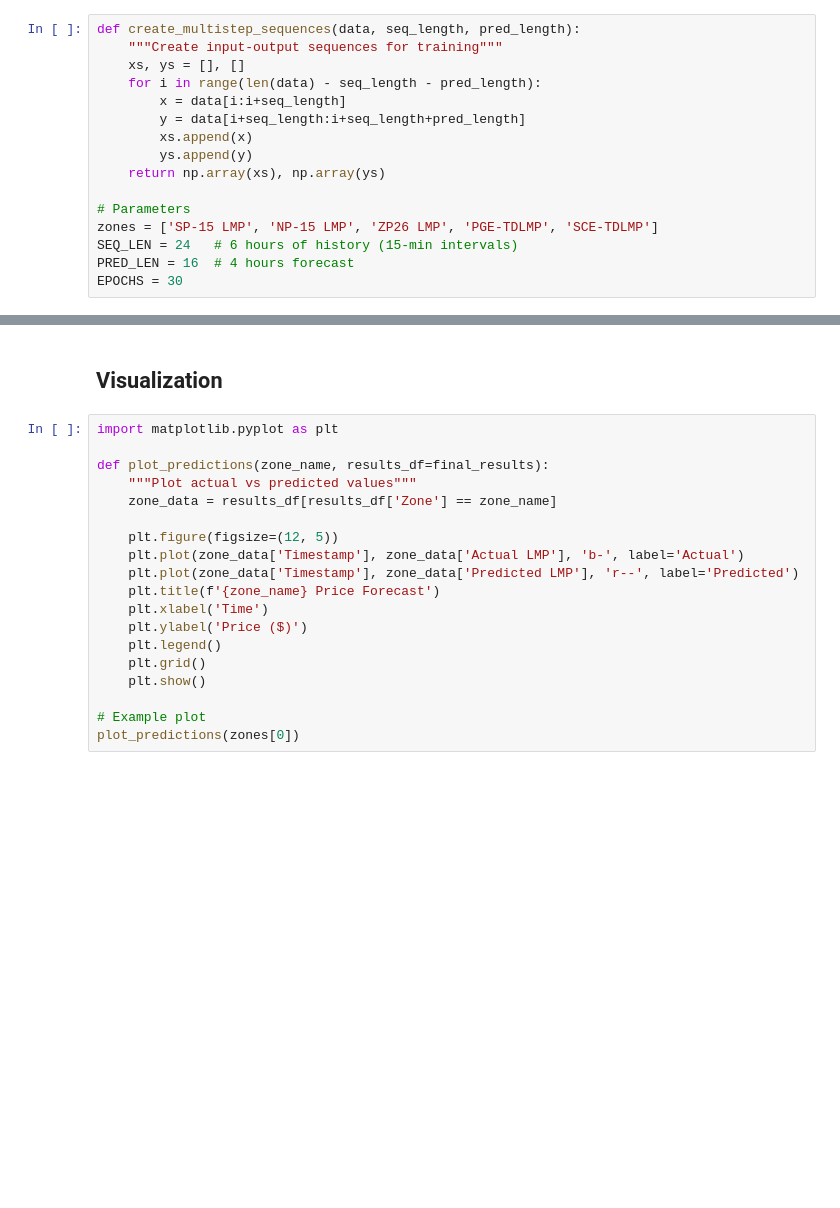
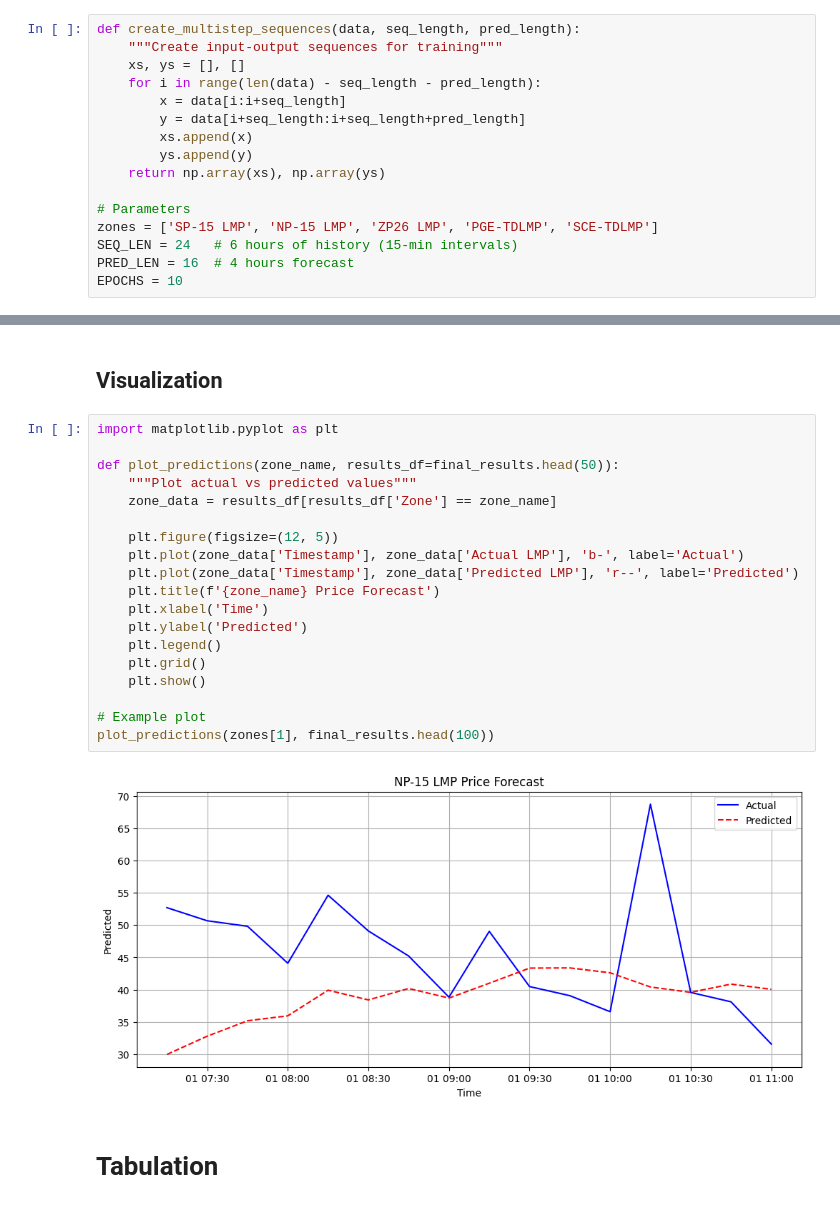
Before and after one commit to AdebayoIbrahim/Electricity_Demand_Model_Prediction, a Jupyter notebook: electricity.ipynb, the cells around one changed output, grey strips where cells are left out. Cells and saved outputs as stored; diff of their text form; blank space fills up the shorter version.

```diff
--- a/electricity.ipynb
+++ b/electricity.ipynb
@@ -55,7 +65,7 @@ def create_multistep_sequences(data, seq_length, pred_length):
 zones = ['SP-15 LMP', 'NP-15 LMP', 'ZP26 LMP', 'PGE-TDLMP', 'SCE-TDLMP']
 SEQ_LEN = 24   # 6 hours of history (15-min intervals)
 PRED_LEN = 16  # 4 hours forecast
-EPOCHS = 30
+EPOCHS = 10
 # %% [markdown]
 ## Training Pipeline
 # %%
@@ -159,19 +178,23 @@ Epoch 24/30, Loss: 0.0006
 # %%
 import matplotlib.pyplot as plt
 
-def plot_predictions(zone_name, results_df=final_results):
+def plot_predictions(zone_name, results_df=final_results.head(50)):
     """Plot actual vs predicted values"""
     zone_data = results_df[results_df['Zone'] == zone_name]
 
     plt.figure(figsize=(12, 5))
     plt.plot(zone_data['Timestamp'], zone_data['Actual LMP'], 'b-', label='Actual')
     plt.plot(zone_data['Timestamp'], zone_data['Predicted LMP'], 'r--', label='Predicted')
     plt.title(f'{zone_name} Price Forecast')
     plt.xlabel('Time')
-    plt.ylabel('Price ($)')
+    plt.ylabel('Predicted')
     plt.legend()
     plt.grid()
     plt.show()
 
 # Example plot
-plot_predictions(zones[0])
+plot_predictions(zones[1], final_results.head(100))
+# %% [output]
+[figure, added]
+# %% [markdown]
+# Tabulation
```
Also changed, not shown: parts of 4 cells of this notebook.
